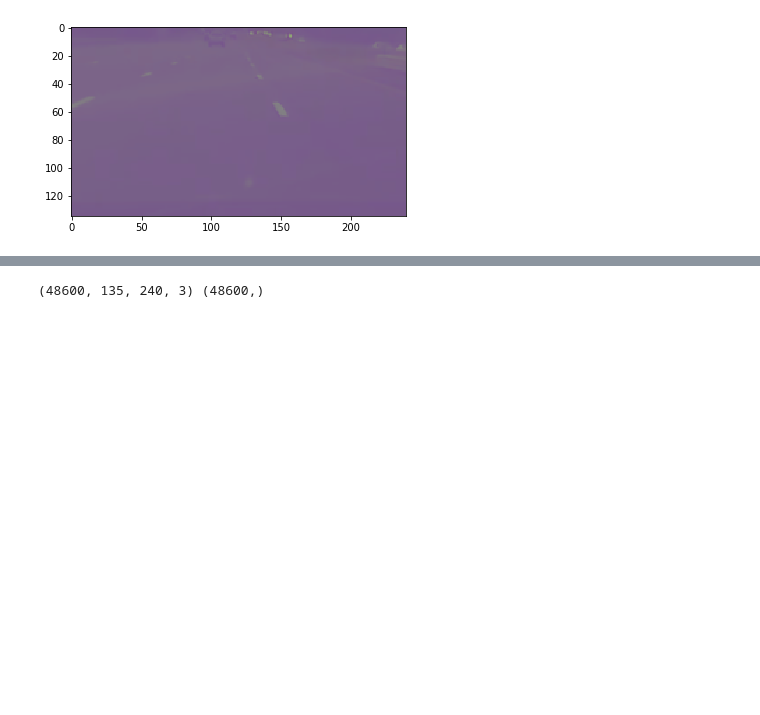
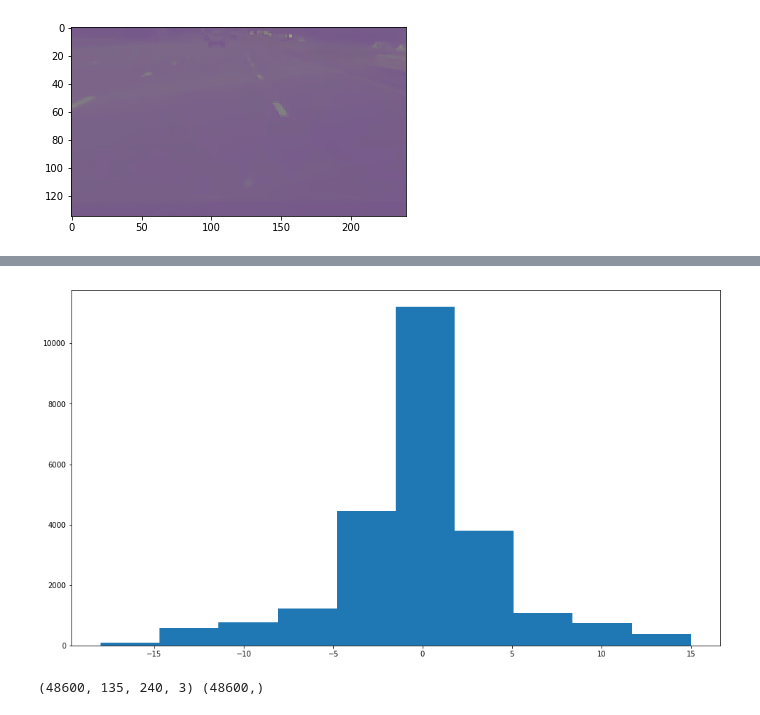
Before and after one commit to Meirtz/DeepTesla, a Jupyter notebook: run.ipynb, the cells around one changed output, grey strips where cells are left out. Cells and saved outputs as stored; diff of their text form; code cells hidden in the pictures; blank space fills up the shorter version.

```diff
--- a/run.ipynb
+++ b/run.ipynb
@@ -179,3 +189,10 @@ plt.imshow(X[1])
+# %%
+plt.rcParams['figure.figsize'] = (16, 9)
+plt.hist(y)
+plt.savefig("y_distribute.png", dpi=333)
+plt.show()
+# %% [output]
+[figure, added]
 # %%
 y_train = np.multiply(np.add(y, 18), 2)
 y_train = to_categorical(y_train)
```
Also changed, not shown: parts of 31 cells of this notebook, 6 other files.
